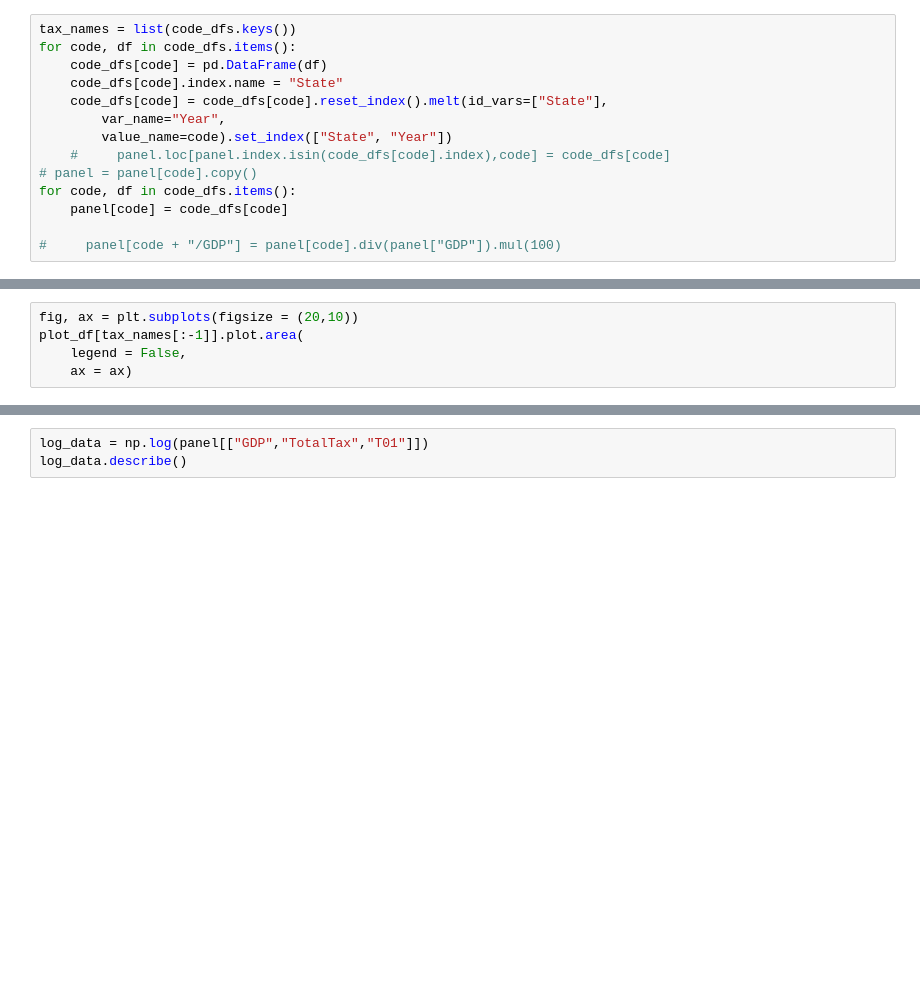
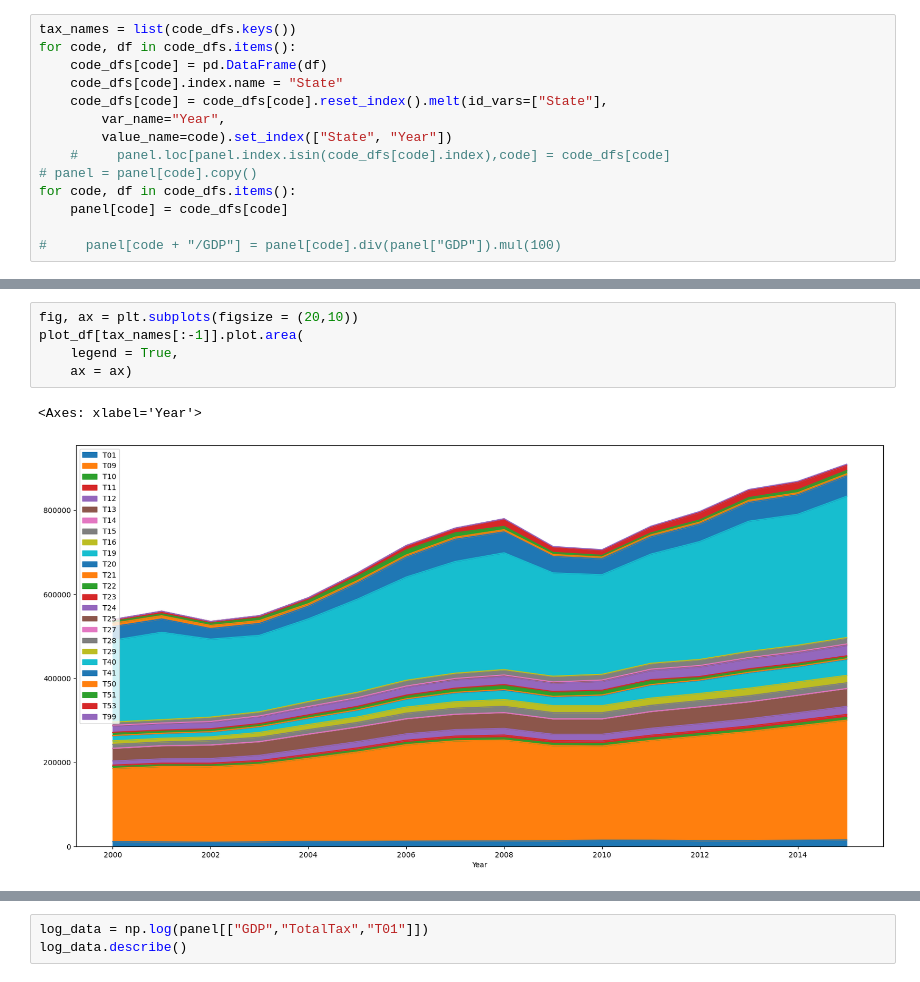
Before and after one commit to jlcatonjr/Learn-Python-for-Stats-and-Econ, a Jupyter notebook: Projects/EFWNorthAmerica/State Tax Data.ipynb, the cells around one changed output, grey strips where cells are left out. Drawn from its saved outputs; the diff is of its cells as text; blank space fills up the shorter version.

```diff
--- a/Projects/EFWNorthAmerica/State Tax Data.ipynb
+++ b/Projects/EFWNorthAmerica/State Tax Data.ipynb
@@ -204,8 +327,11 @@ plot_df[tax_names[:-1]].plot.area(
 # %%
 fig, ax = plt.subplots(figsize = (20,10))
 plot_df[tax_names[:-1]].plot.area(
-    legend = False,
+    legend = True,
     ax = ax)
+# %% [output]
+<Axes: xlabel='Year'>
+[figure, added]
 # %%
 
 fig, ax = plt.subplots(figsize = (20,20))
```
Also changed, not shown: parts of 13 cells of this notebook, 4 other files.
